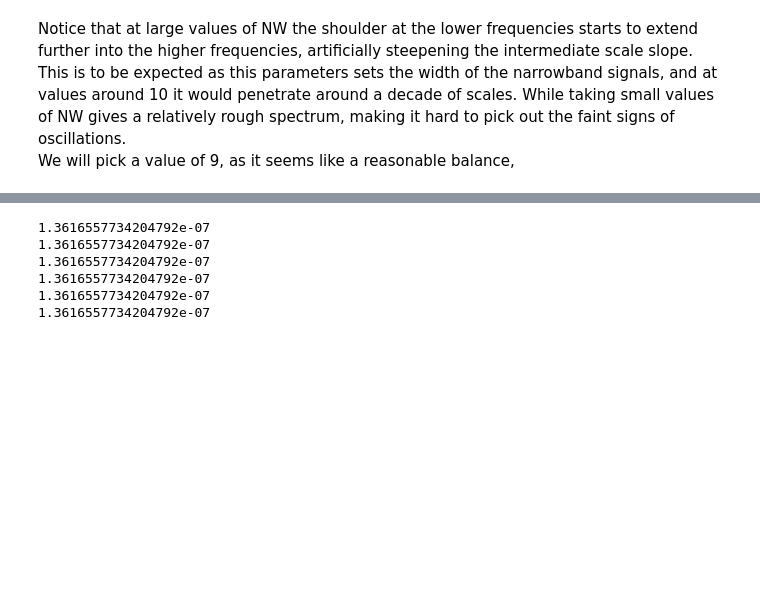
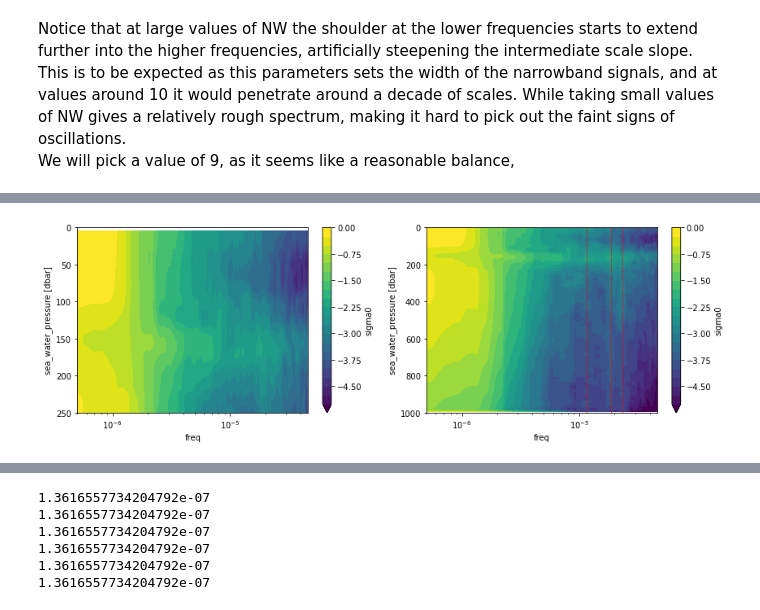
Before and after one commit to dhruvbalwada/sogos, a Jupyter notebook: notebooks/notebooks_variability_paper/frequency_spectra.ipynb, the cells around one changed output, grey strips where cells are left out. Drawn from its saved outputs; the diff is of its cells as text; code cells hidden in the pictures; blank space fills up the shorter version.

```diff
--- a/notebooks/notebooks_variability_paper/frequency_spectra.ipynb
+++ b/notebooks/notebooks_variability_paper/frequency_spectra.ipynb
@@ -212,0 +220,20 @@ plt.xlim([1e-7, 1/6/3600])
+# %%
+plt.figure(figsize=(12,4))
+plt.subplot(121)
+np.log10(ds_660_freq.sigma0).plot.contourf(levels=np.linspace(-5, 0, 21))
+plt.xscale('log')
+plt.xlim([5e-7, 1/6/3600])
+plt.ylim([0, 250])
+plt.gca().invert_yaxis()
+
+plt.subplot(122)
+np.log10(ds_660_freq.sigma0).plot.contourf(levels=np.linspace(-5, 0, 21))
+plt.xscale('log')
+plt.vlines([1/15/3600, 1/12/3600, 1/24/3600], 0, 1000, linestyles='--', colors='r', linewidths=.7)
+plt.xlim([5e-7, 1/6/3600])
+plt.ylim([0, 1000])
+
+plt.tight_layout()
+plt.gca().invert_yaxis()
+# %% [output]
+[figure, added]
```
Also changed, not shown: parts of 18 cells of this notebook.
